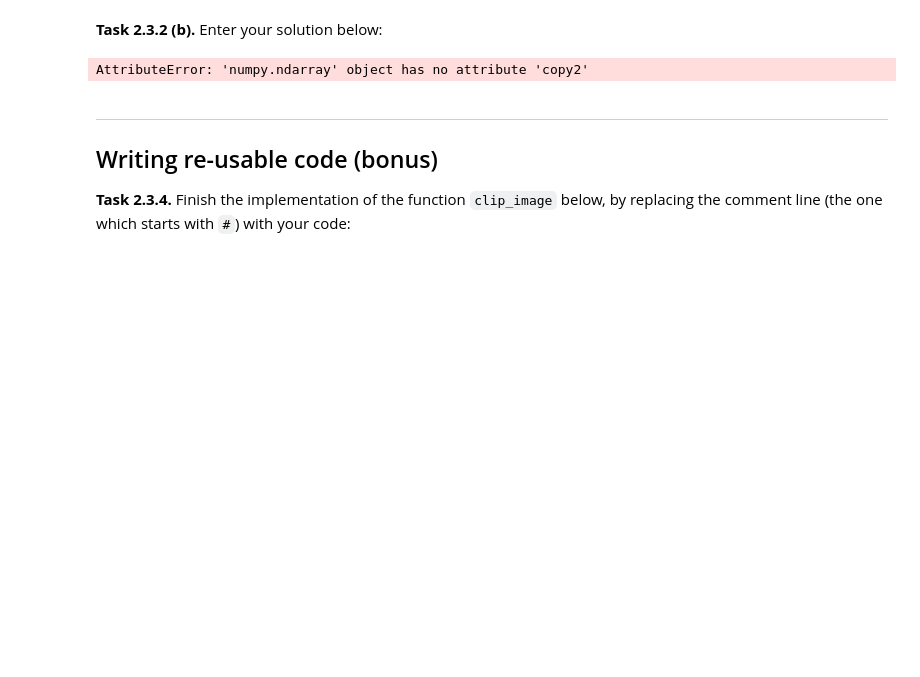
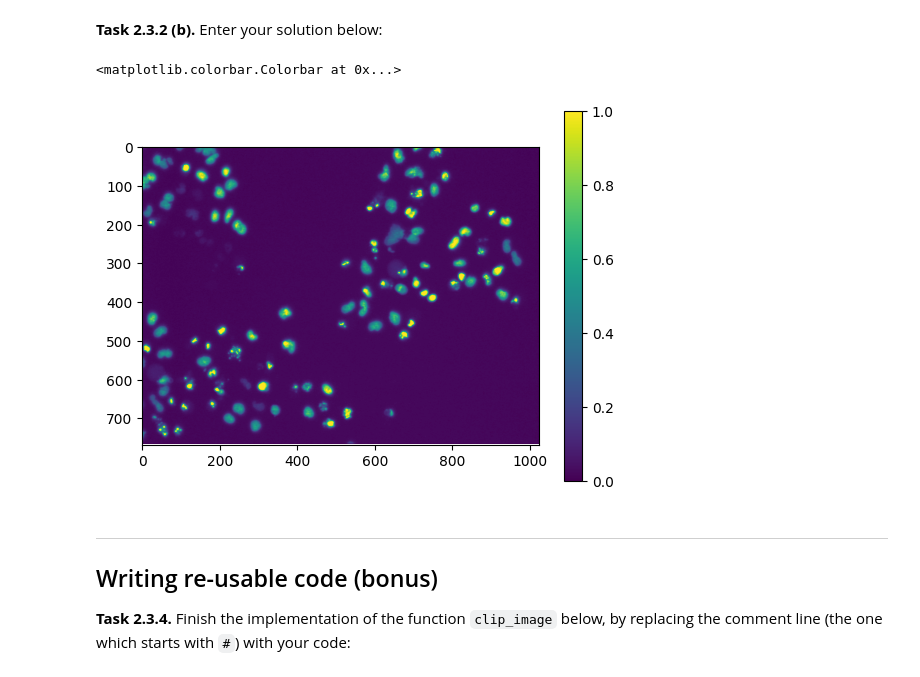
Before and after one commit to loazink/mobi-fs3-python, a Jupyter notebook: task2.ipynb, the cells around one changed output. Saved outputs shown, nothing was run; the diff lists cells and outputs as text; code cells hidden in the pictures; blank space fills up the shorter version.

```diff
--- a/task2.ipynb
+++ b/task2.ipynb
@@ -93,23 +93,25 @@ plt.colorbar()
 # %% [markdown]
 **<a id="#">Task 2.3.2 (b).</a>** Enter your solution below:
 # %%
-result = img.copy2()
+result2 = img.copy()
 
-h,w = img.shape
+# Define a variable that holds an iterable with all pixel coordinates
+x = numpy.ndindex(img.shape)
 
-for i in range(0,h):
-    for j in range(0,w):
-        if img[i,j] < T1:
-            result[i,j] = T1
-        elif img[i,j] > T2:
-            result[i,j] = T2
-        else:
-            result[i,j] = img[i,j]
 
-plt.imshow(result)
+for i in x:
+    if img[i] < T1:
+        result[i] = T1
+    elif img[i] > T2:
+        result[i] = T2
+    else:
+        result[i] = img[i]
+
+plt.imshow(result2)
 plt.colorbar()
 # %% [output]
-AttributeError: 'numpy.ndarray' object has no attribute 'copy2'
+<matplotlib.colorbar.Colorbar at 0x...>
+[figure, added]
 # %% [markdown]
 ---
 
```
Also changed, not shown: parts of 1 cell of this notebook.
